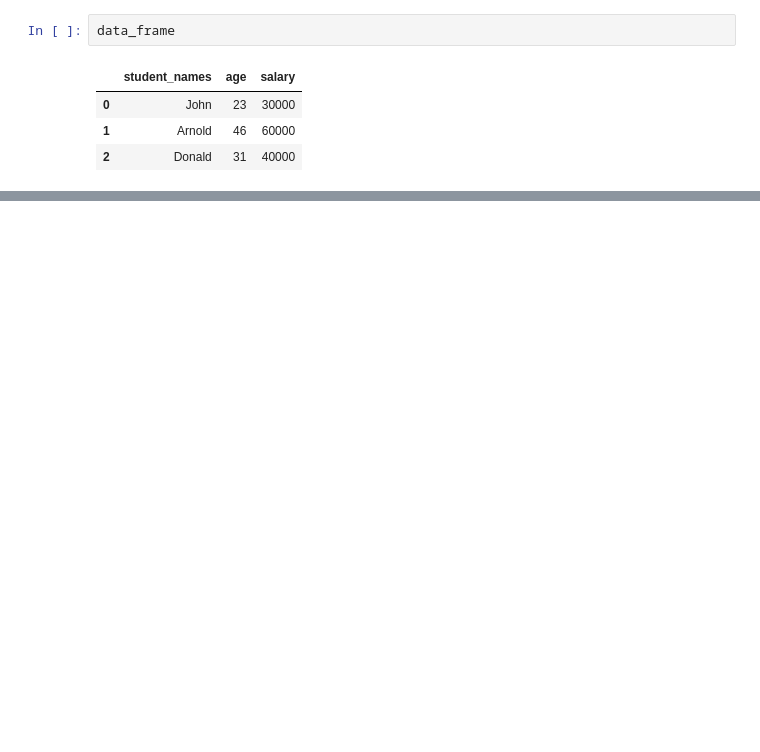
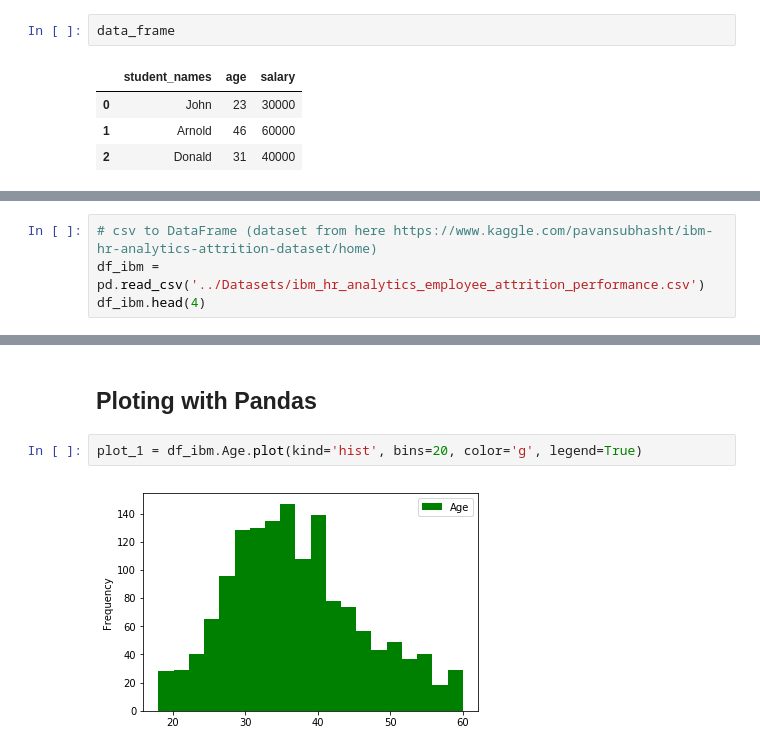
Before and after one commit to osin-vladimir/intro_to_data_science, a Jupyter notebook: Notebooks/intro_to_pandas.ipynb, the cells around one changed output, grey strips where cells are left out. Saved outputs shown, nothing was run; the diff lists cells and outputs as text; blank space fills up the shorter version.

Commit message:
expland - intro to pandas - inrto to python - intro to numpy
fix typos
update readme

```diff
--- a/Notebooks/intro_to_pandas.ipynb
+++ b/Notebooks/intro_to_pandas.ipynb
@@ -38,0 +46,4 @@ data_frame
+# %%
+# csv to DataFrame (dataset from here https://www.kaggle.com/pavansubhasht/ibm-hr-analytics-attrition-dataset/home)
+df_ibm = pd.read_csv('../Datasets/ibm_hr_analytics_employee_attrition_performance.csv')
+df_ibm.head(4)
@@ -38,0 +182,6 @@ data_frame
+# %% [markdown]
+## Ploting with Pandas
+# %%
+plot_1 = df_ibm.Age.plot(kind='hist', bins=20, color='g', legend=True)
+# %% [output]
+[figure, added]
```
Also changed, not shown: parts of 20 cells of this notebook, 3 other files.
